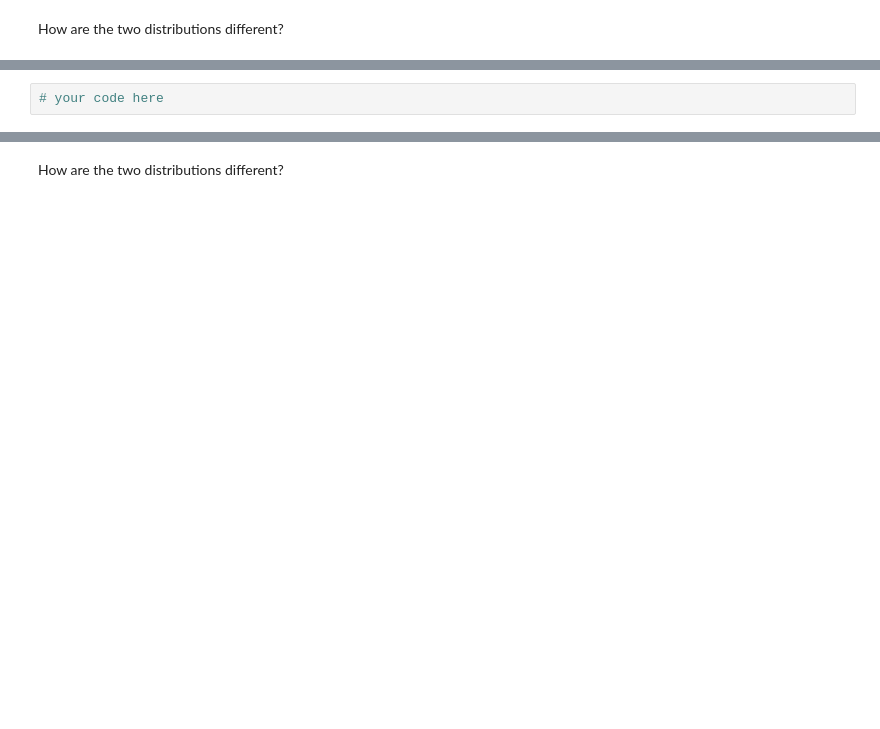
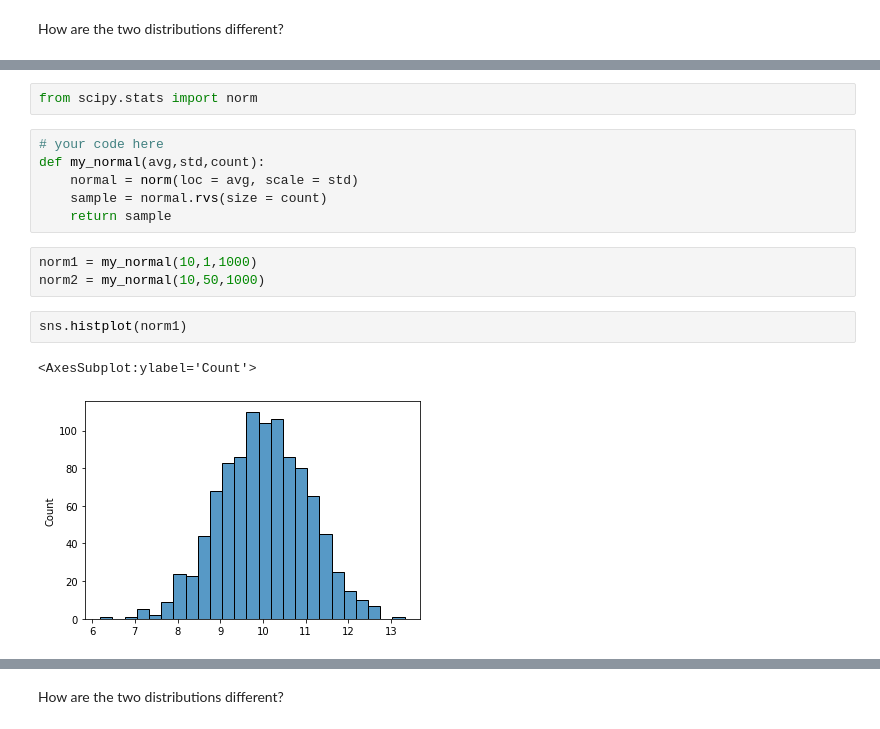
Before and after one commit to Ironhack-Data-Madrid-Enero-2021/lab-continuous-probability-distribution, a Jupyter notebook: your-code/main.ipynb, the cells around one changed output, grey strips where cells are left out. Cells and saved outputs as stored; diff of their text form; blank space fills up the shorter version.

```diff
--- a/your-code/main.ipynb
+++ b/your-code/main.ipynb
@@ -62,5 +94,19 @@ How are the two distributions different?
 Expected output:
 
 ![normal distribution](nd.png)
-# %%
-# your code here
+# %%
+from scipy.stats import norm
+# %%
+# your code here
+def my_normal(avg,std,count):
+    normal = norm(loc = avg, scale = std)
+    sample = normal.rvs(size = count)
+    return sample
+# %%
+norm1 = my_normal(10,1,1000)
+norm2 = my_normal(10,50,1000)
+# %%
+sns.histplot(norm1)
+# %% [output]
+<AxesSubplot:ylabel='Count'>
+[figure, added]
```
Also changed, not shown: parts of 27 cells of this notebook.
